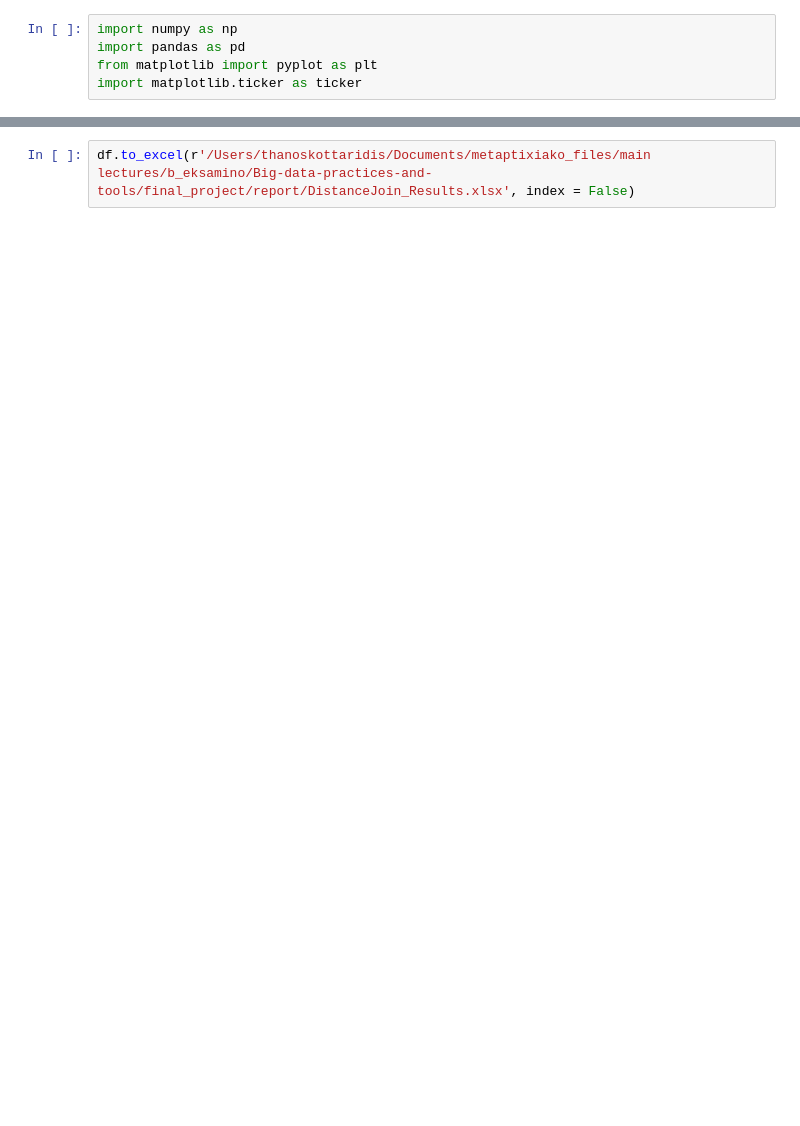
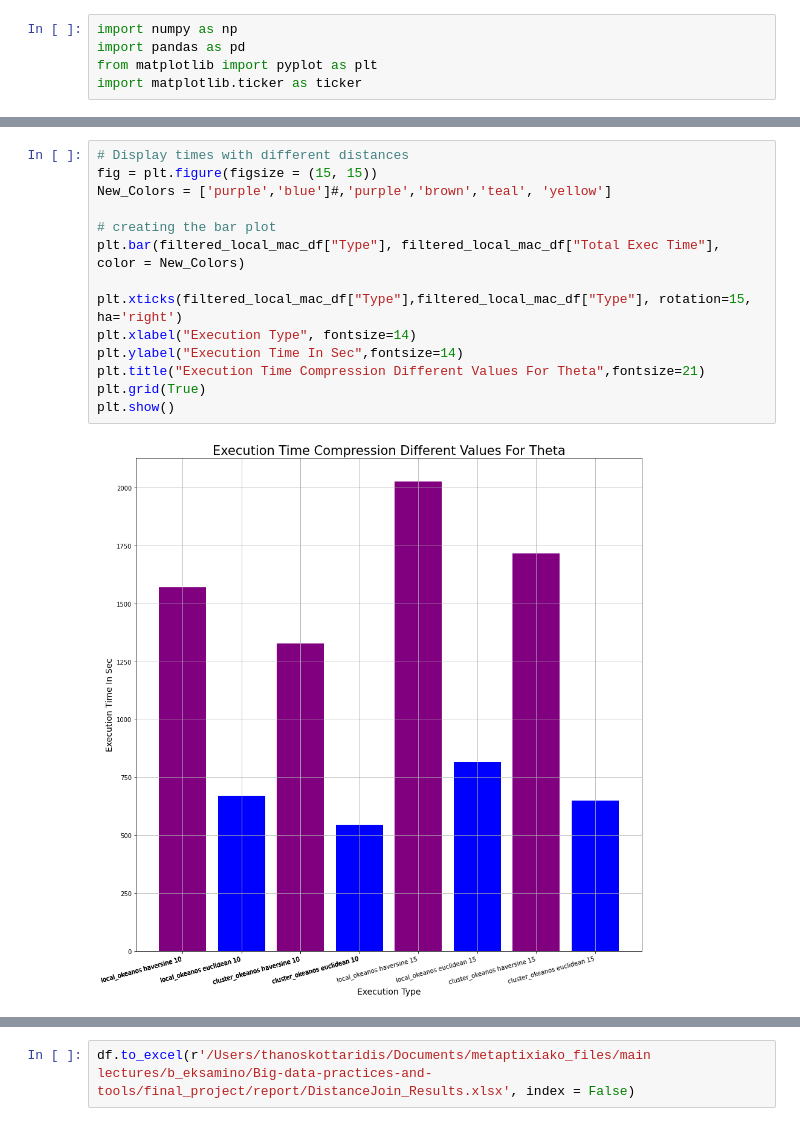
Before and after one commit to Thanasis-Kottaridis/DistributedDistanceJoin, a Jupyter notebook: sparkApplications/notebooks/DistributedDistanceJoin_Results.ipynb, the cells around one changed output, grey strips where cells are left out. Drawn from its saved outputs; the diff is of its cells as text; blank space fills up the shorter version.

Commit message:
add cofiguration on main.py and export result plots

```diff
--- a/sparkApplications/notebooks/DistributedDistanceJoin_Results.ipynb
+++ b/sparkApplications/notebooks/DistributedDistanceJoin_Results.ipynb
@@ -109,0 +319,16 @@ plt.show()
+# %%
+# Display times with different distances
+fig = plt.figure(figsize = (15, 15))
+New_Colors = ['purple','blue']#,'purple','brown','teal', 'yellow']
+
+# creating the bar plot
+plt.bar(filtered_local_mac_df["Type"], filtered_local_mac_df["Total Exec Time"], color = New_Colors)
+
+plt.xticks(filtered_local_mac_df["Type"],filtered_local_mac_df["Type"], rotation=15, ha='right')
+plt.xlabel("Execution Type", fontsize=14)
+plt.ylabel("Execution Time In Sec",fontsize=14)
+plt.title("Execution Time Compression Different Values For Theta",fontsize=21)
+plt.grid(True)
+plt.show()
+# %% [output]
+[figure, added]
```
Also changed, not shown: parts of 14 cells of this notebook, 2 other files.
